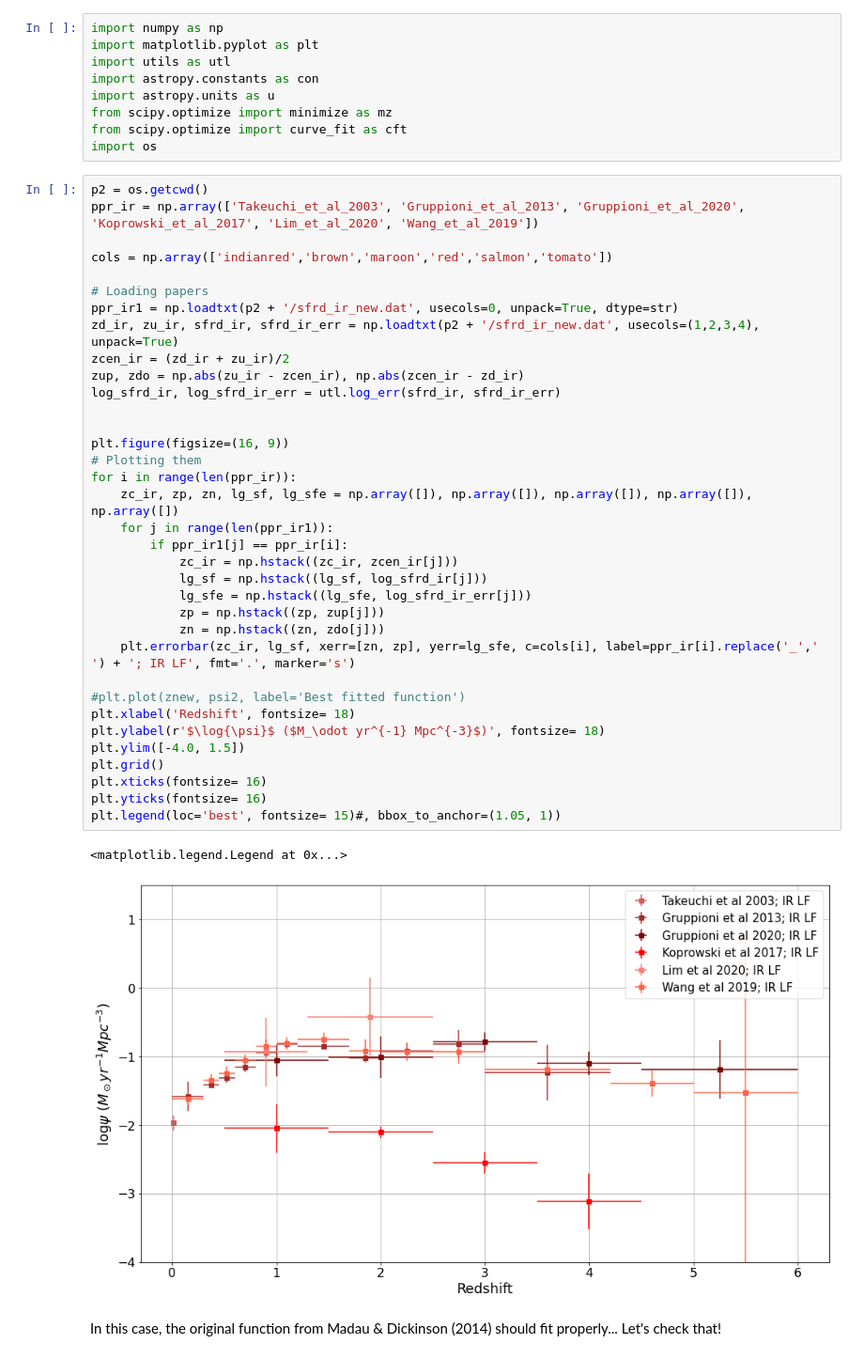
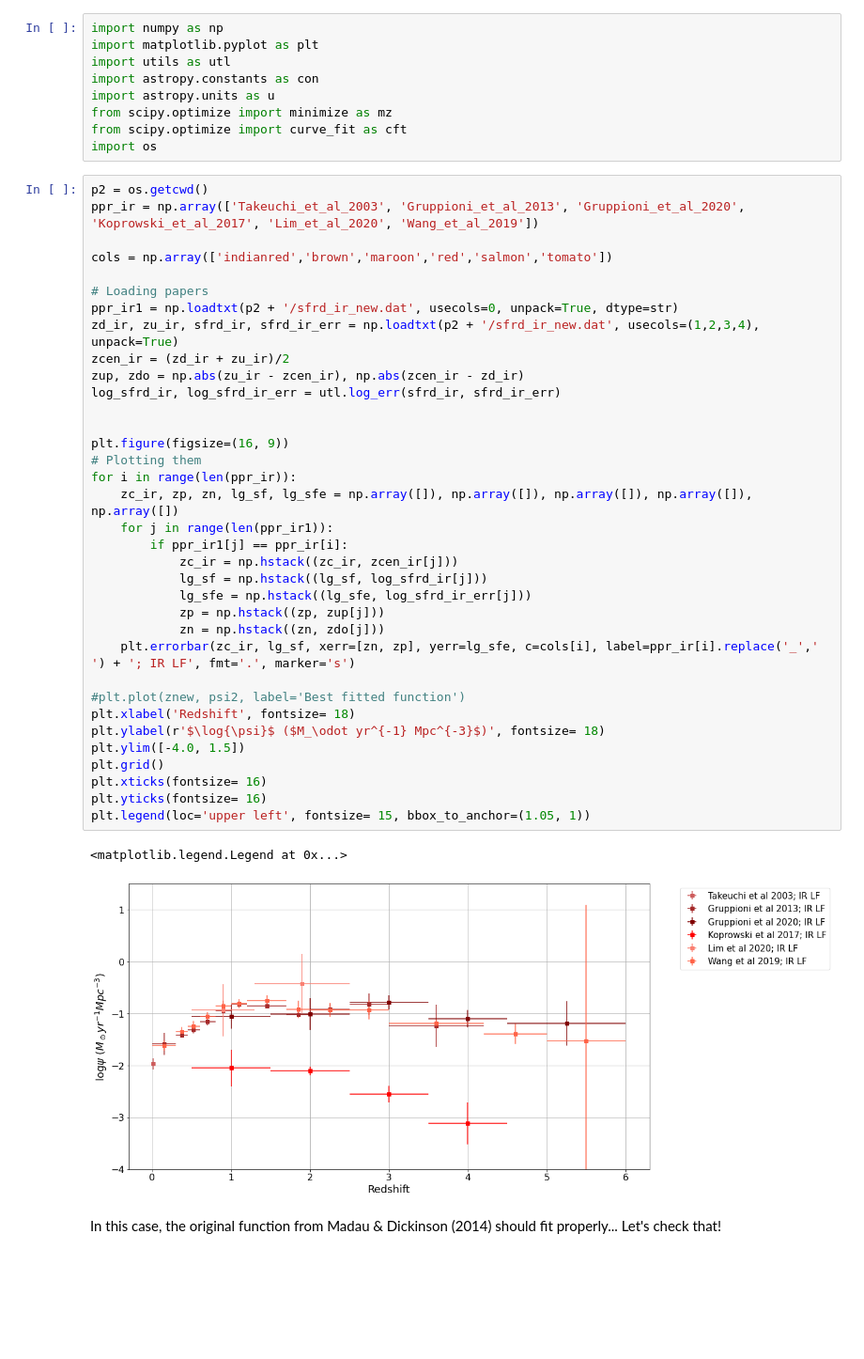
Before and after one commit to Jayshil/csfrd, a Jupyter notebook: Results/res_ir.ipynb, the cells around one changed output. Shown at 94% size. Saved outputs shown, nothing was run; the diff lists cells and outputs as text; blank space fills up the shorter version.

Commit message:
legend out of plot

```diff
--- a/Results/res_ir.ipynb
+++ b/Results/res_ir.ipynb
@@ -20,35 +20,35 @@ cols = np.array(['indianred','brown','maroon','red','salmon','tomato'])
 # Loading papers
 ppr_ir1 = np.loadtxt(p2 + '/sfrd_ir_new.dat', usecols=0, unpack=True, dtype=str)
 zd_ir, zu_ir, sfrd_ir, sfrd_ir_err = np.loadtxt(p2 + '/sfrd_ir_new.dat', usecols=(1,2,3,4), unpack=True)
 zcen_ir = (zd_ir + zu_ir)/2
 zup, zdo = np.abs(zu_ir - zcen_ir), np.abs(zcen_ir - zd_ir)
 log_sfrd_ir, log_sfrd_ir_err = utl.log_err(sfrd_ir, sfrd_ir_err)
 
 
 plt.figure(figsize=(16, 9))
 # Plotting them
 for i in range(len(ppr_ir)):
     zc_ir, zp, zn, lg_sf, lg_sfe = np.array([]), np.array([]), np.array([]), np.array([]), np.array([])
     for j in range(len(ppr_ir1)):
         if ppr_ir1[j] == ppr_ir[i]:
             zc_ir = np.hstack((zc_ir, zcen_ir[j]))
             lg_sf = np.hstack((lg_sf, log_sfrd_ir[j]))
             lg_sfe = np.hstack((lg_sfe, log_sfrd_ir_err[j]))
             zp = np.hstack((zp, zup[j]))
             zn = np.hstack((zn, zdo[j]))
     plt.errorbar(zc_ir, lg_sf, xerr=[zn, zp], yerr=lg_sfe, c=cols[i], label=ppr_ir[i].replace('_',' ') + '; IR LF', fmt='.', marker='s')
 
 #plt.plot(znew, psi2, label='Best fitted function')
 plt.xlabel('Redshift', fontsize= 18)
 plt.ylabel(r'$\log{\psi}$ ($M_\odot yr^{-1} Mpc^{-3}$)', fontsize= 18)
 plt.ylim([-4.0, 1.5])
 plt.grid()
 plt.xticks(fontsize= 16)
 plt.yticks(fontsize= 16)
-plt.legend(loc='best', fontsize= 15)#, bbox_to_anchor=(1.05, 1))
+plt.legend(loc='upper left', fontsize= 15, bbox_to_anchor=(1.05, 1))
 # %% [output]
 <matplotlib.legend.Legend at 0x...>
-[figure, old version]
+[figure, new version]
 # %% [markdown]
 In this case, the original function from Madau & Dickinson (2014) should fit properly... Let's check that!
 # %%
```
